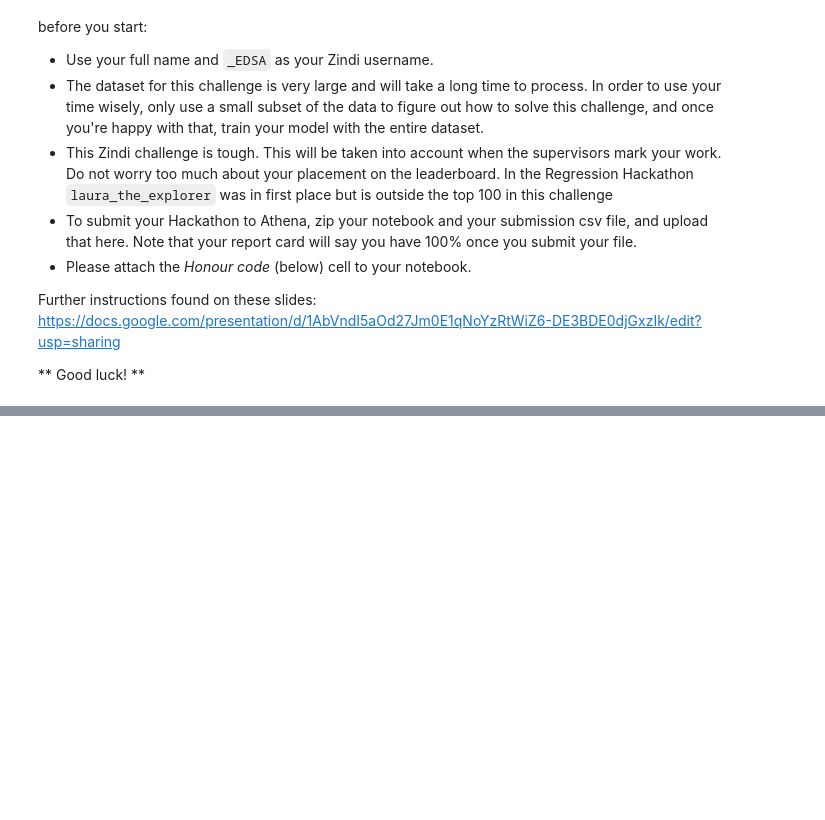
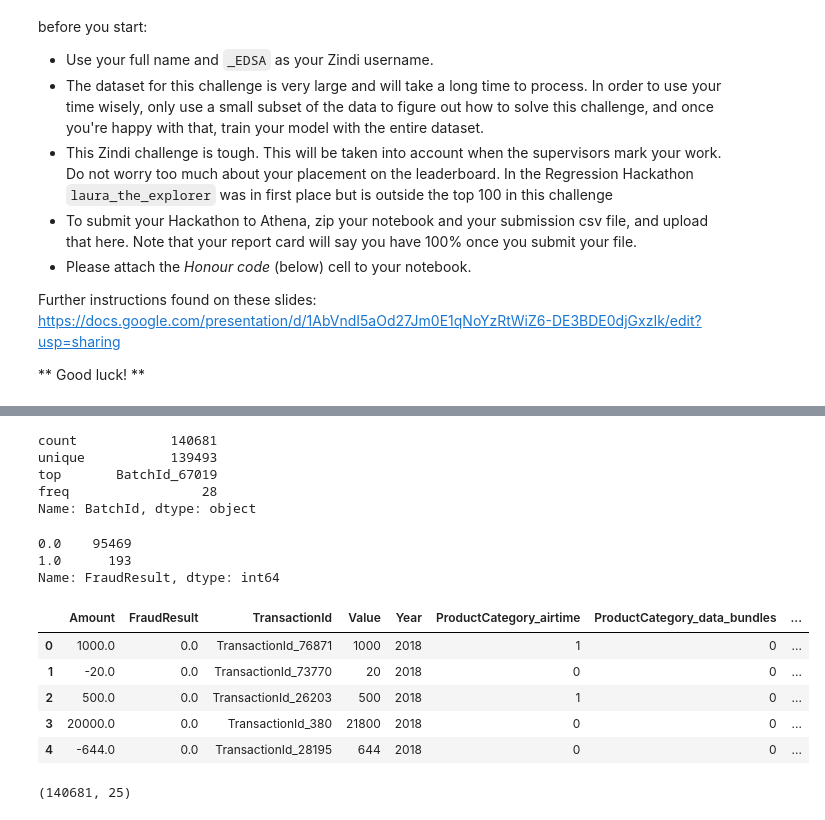
Before and after one commit to Sinesipo/hackathon, a Jupyter notebook: Classification_Hackathon_1074.ipynb, the cells around one changed output, grey strips where cells are left out. Cells and saved outputs as stored; diff of their text form; code cells hidden in the pictures; blank space fills up the shorter version.

```diff
--- a/Classification_Hackathon_1074.ipynb
+++ b/Classification_Hackathon_1074.ipynb
@@ -20,0 +111,5 @@ Non-compliance with the honour code constitutes a material breach of contract.
+# %%
+df['Year'] = pd.DatetimeIndex(df['TransactionStartTime']).year
+
+# Drop the TransactionStartTime  column because year I just need the year
+df.drop(['TransactionStartTime'], axis = 1, inplace = True)
@@ -20,0 +158,8 @@ Non-compliance with the honour code constitutes a material breach of contract.
+# %%
+#Encode ProductCategory column
+categorical = ['ProductCategory', 'ProviderId']
+
+for var in categorical:
+    df=pd.concat([df,
+                   pd.get_dummies(df[var], prefix=var)], axis=1)
+    del df[var]
@@ -20,0 +178,16 @@ Non-compliance with the honour code constitutes a material breach of contract.
+# %%
+#Encode PricingStrategy column
+categorical = ['PricingStrategy']
+
+for var in categorical:
+    df=pd.concat([df,
+                   pd.get_dummies(df[var], prefix=var)], axis=1)
+    del df[var]
+# %%
+df['BatchId'].describe()
+# %% [output]
+count            140681
+unique           139493
+top       BatchId_67019
+freq                 28
+Name: BatchId, dtype: object
@@ -20,0 +196,20 @@ Non-compliance with the honour code constitutes a material breach of contract.
+# %%
+# Drop Columns that won't be useful and sum of these columns are redundant
+
+df.drop(['SubscriptionId','ProductId','ChannelId','CustomerId', 'CurrencyCode', 'CountryCode', 'AccountId', 'BatchId'], axis = 1, inplace = True)
+# %%
+# total fraud and total not fraud
+df['FraudResult'].value_counts()
+# %% [output]
+0.0    95469
+1.0      193
+Name: FraudResult, dtype: int64
+# %%
+df.head()
+# %% [output]
+|  | Amount | FraudResult | TransactionId | Value | Year | ProductCategory_airtime | ProductCategory_data_bundles | ... |
+| 0 | 1000.0 | 0.0 | TransactionId_76871 | 1000 | 2018 | 1 | 0 | ... |
+| 1 | -20.0 | 0.0 | TransactionId_73770 | 20 | 2018 | 0 | 0 | ... |
+| 2 | 500.0 | 0.0 | TransactionId_26203 | 500 | 2018 | 1 | 0 | ... |
+| 3 | 20000.0 | 0.0 | TransactionId_380 | 21800 | 2018 | 0 | 0 | ... |
+| 4 | -644.0 | 0.0 | TransactionId_28195 | 644 | 2018 | 0 | 0 | ... |
@@ -20,0 +218,4 @@ Non-compliance with the honour code constitutes a material breach of contract.
+# %%
+df.shape
+# %% [output]
+(140681, 25)
```
Also changed, not shown: parts of 80 cells of this notebook.
